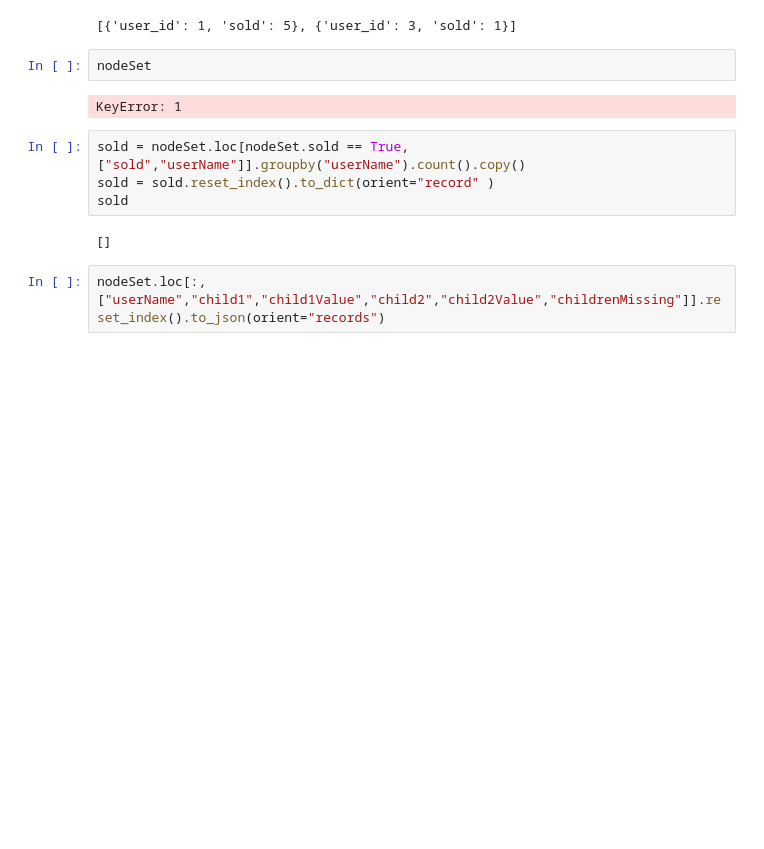
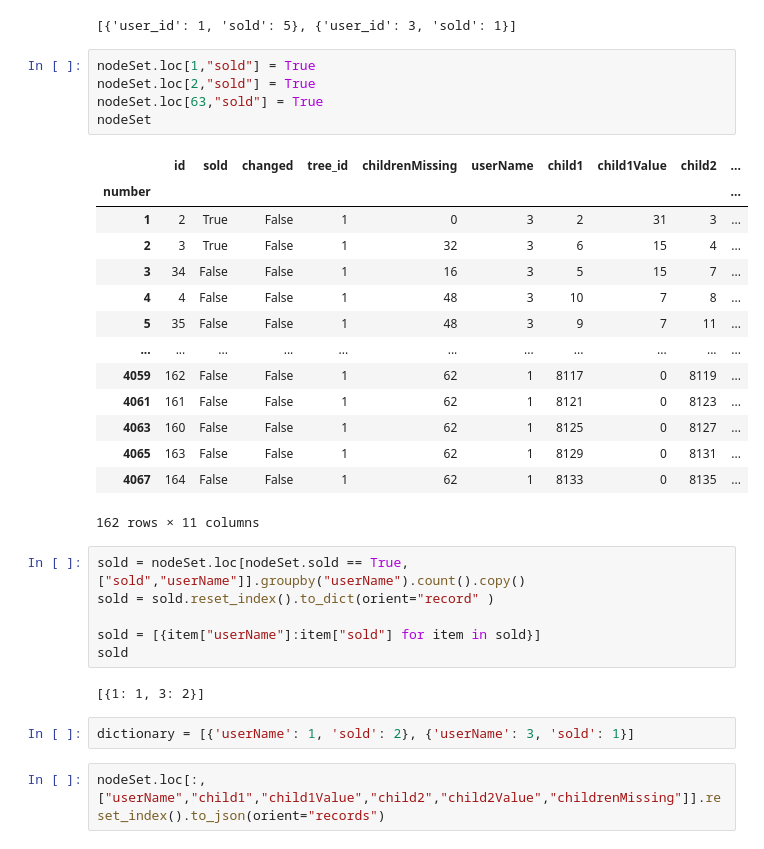
Before and after one commit to Knean/MilosWebsiteDjango, a Jupyter notebook: Django notebook.ipynb, the cells around one changed output. Cells and saved outputs as stored; diff of their text form; blank space fills up the shorter version.

```diff
--- a/Django notebook.ipynb
+++ b/Django notebook.ipynb
@@ -531,16 +605,36 @@ sold.groupby("user_id").count()
 sold.groupby("user_id").count().reset_index().to_dict(orient="record" )
 # %% [output]
 [{'user_id': 1, 'sold': 5}, {'user_id': 3, 'sold': 1}]
-# %%
-nodeSet
-# %% [output]
-KeyError: 1
+# %%
+nodeSet.loc[1,"sold"] = True
+nodeSet.loc[2,"sold"] = True
+nodeSet.loc[63,"sold"] = True
+nodeSet
+# %% [output]
+|  | id | sold | changed | tree_id | childrenMissing | userName | child1 | child1Value | child2 | ... |
+| number |  |  |  |  |  |  |  |  |  | ... |
+| 1 | 2 | True | False | 1 | 0 | 3 | 2 | 31 | 3 | ... |
+| 2 | 3 | True | False | 1 | 32 | 3 | 6 | 15 | 4 | ... |
+| 3 | 34 | False | False | 1 | 16 | 3 | 5 | 15 | 7 | ... |
+| 4 | 4 | False | False | 1 | 48 | 3 | 10 | 7 | 8 | ... |
+| 5 | 35 | False | False | 1 | 48 | 3 | 9 | 7 | 11 | ... |
+| ... | ... | ... | ... | ... | ... | ... | ... | ... | ... | ... |
+| 4059 | 162 | False | False | 1 | 62 | 1 | 8117 | 0 | 8119 | ... |
+| 4061 | 161 | False | False | 1 | 62 | 1 | 8121 | 0 | 8123 | ... |
+| 4063 | 160 | False | False | 1 | 62 | 1 | 8125 | 0 | 8127 | ... |
+| 4065 | 163 | False | False | 1 | 62 | 1 | 8129 | 0 | 8131 | ... |
+| 4067 | 164 | False | False | 1 | 62 | 1 | 8133 | 0 | 8135 | ... |
+162 rows × 11 columns
 # %%
 sold = nodeSet.loc[nodeSet.sold == True,["sold","userName"]].groupby("userName").count().copy()
 sold = sold.reset_index().to_dict(orient="record" )
+
+sold = [{item["userName"]:item["sold"] for item in sold}]
 sold
 # %% [output]
-[]
+[{1: 1, 3: 2}]
+# %%
+dictionary = [{'userName': 1, 'sold': 2}, {'userName': 3, 'sold': 1}]
 # %%
 nodeSet.loc[:,["userName","child1","child1Value","child2","child2Value","childrenMissing"]].reset_index().to_json(orient="records")
 # %% [output]
```
Also changed, not shown: parts of 3 cells of this notebook, 5 other files.
